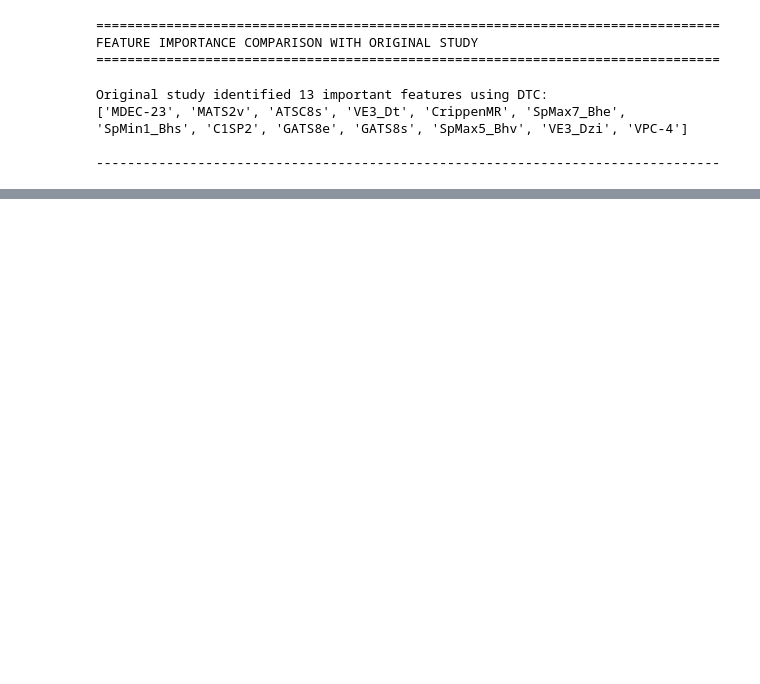
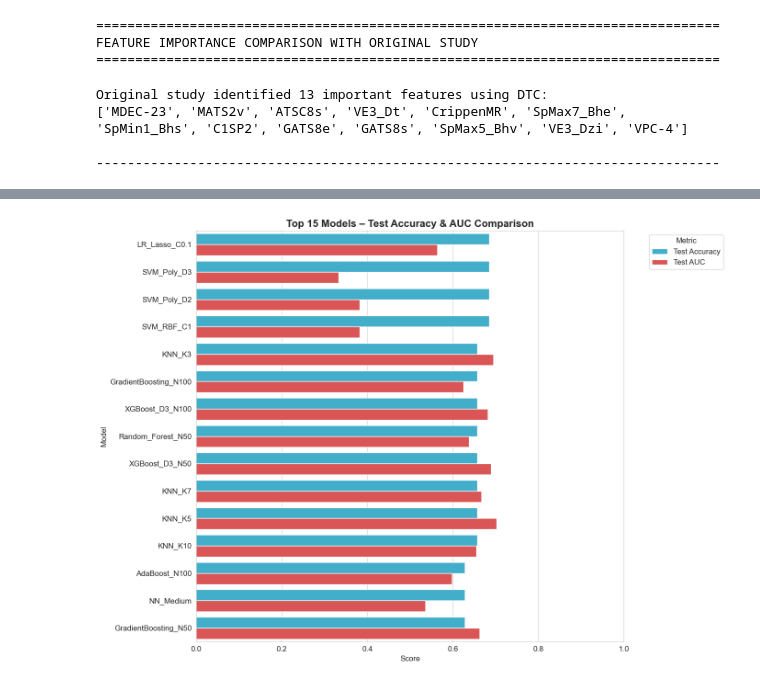
Before and after one commit to Spagestic/HKBU-Final-Year-Project, a Jupyter notebook: toxicity_8.ipynb, the cells around one changed output, grey strips where cells are left out. Drawn from its saved outputs; the diff is of its cells as text; code cells hidden in the pictures; blank space fills up the shorter version.

Commit message:
more charts

```diff
--- a/toxicity_8.ipynb
+++ b/toxicity_8.ipynb
@@ -638,3 +662,17 @@ False Negatives (Toxic → NonToxic): 7 → 7 (Δ=+0)
 # print("  - model_results_weighted.csv")
 # print("  - class_weight_comparison.csv")
 # print("  - feature_importance_comparison.csv")
+# %%
+# ==========================================
+# VISUALIZATION MODULE - REFACTORED
+# ==========================================
+import matplotlib.pyplot as plt
+import seaborn as sns
+import pandas as pd
+
+# ==========================================
+# CONFIGURATION
+# ==========================================
+sns.set_style("whitegrid")
+plt.rcParams['figure.figsize'] = (12, 8)
+plt.rcParams['font.size'] = 12
@@ -640,0 +714,47 @@ False Negatives (Toxic → NonToxic): 7 → 7 (Δ=+0)
+# %%
+# Prepare data
+results_df, results_df_weighted = prepare_data(results_df, results_df_weighted)
+# %%
+
+def plot_top_models(results_df, n=15):
+    """Plot top N models with grouped bars for test accuracy and AUC."""
+    top_n = results_df.head(n).copy()
+
+    # Reshape data for grouped bar chart
+    plot_data = top_n.melt(
+        id_vars=['model', 'Group'],
+        value_vars=['test_acc', 'test_auc'],
+        var_name='Metric',
+        value_name='Score'
+    )
+
+    # Create grouped bar chart
+    fig, ax = plt.subplots(figsize=(14, 10))
+
+    sns.barplot(
+        data=plot_data,
+        y='model',
+        x='Score',
+        hue='Metric',
+        dodge=True,
+        ax=ax,
+        palette={'test_acc': "#2bbbdf", 'test_auc': "#f03f3f"}
+    )
+
+    ax.set_title(f'Top {n} Models – Test Accuracy & AUC Comparison',
+                 fontsize=16, weight='bold')
+    ax.set_xlabel('Score', fontsize=12)
+    ax.set_ylabel('Model', fontsize=12)
+    ax.set_xlim(0, 1)
+
+    # Get handles and labels, then update legend with custom labels
+    handles, labels = ax.get_legend_handles_labels()
+    ax.legend(handles=handles, labels=['Test Accuracy', 'Test AUC'],
+              title='Metric', bbox_to_anchor=(1.05, 1), loc='upper left')
+
+    plt.tight_layout()
+    plt.show()
+
+plot_top_models(results_df, n=15)
+# %% [output]
+[figure, added]
```
Also changed, not shown: parts of 24 cells of this notebook.
